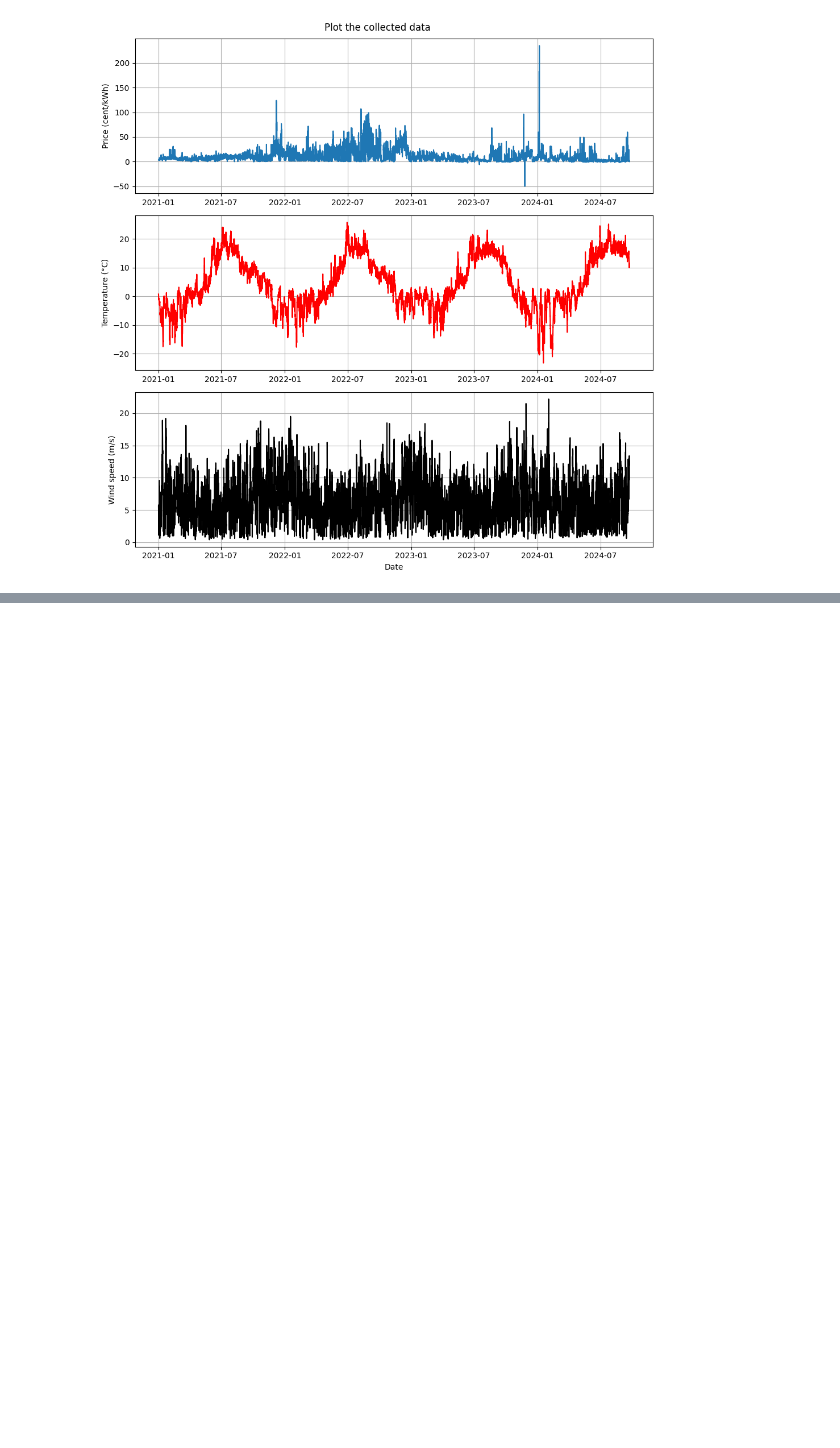
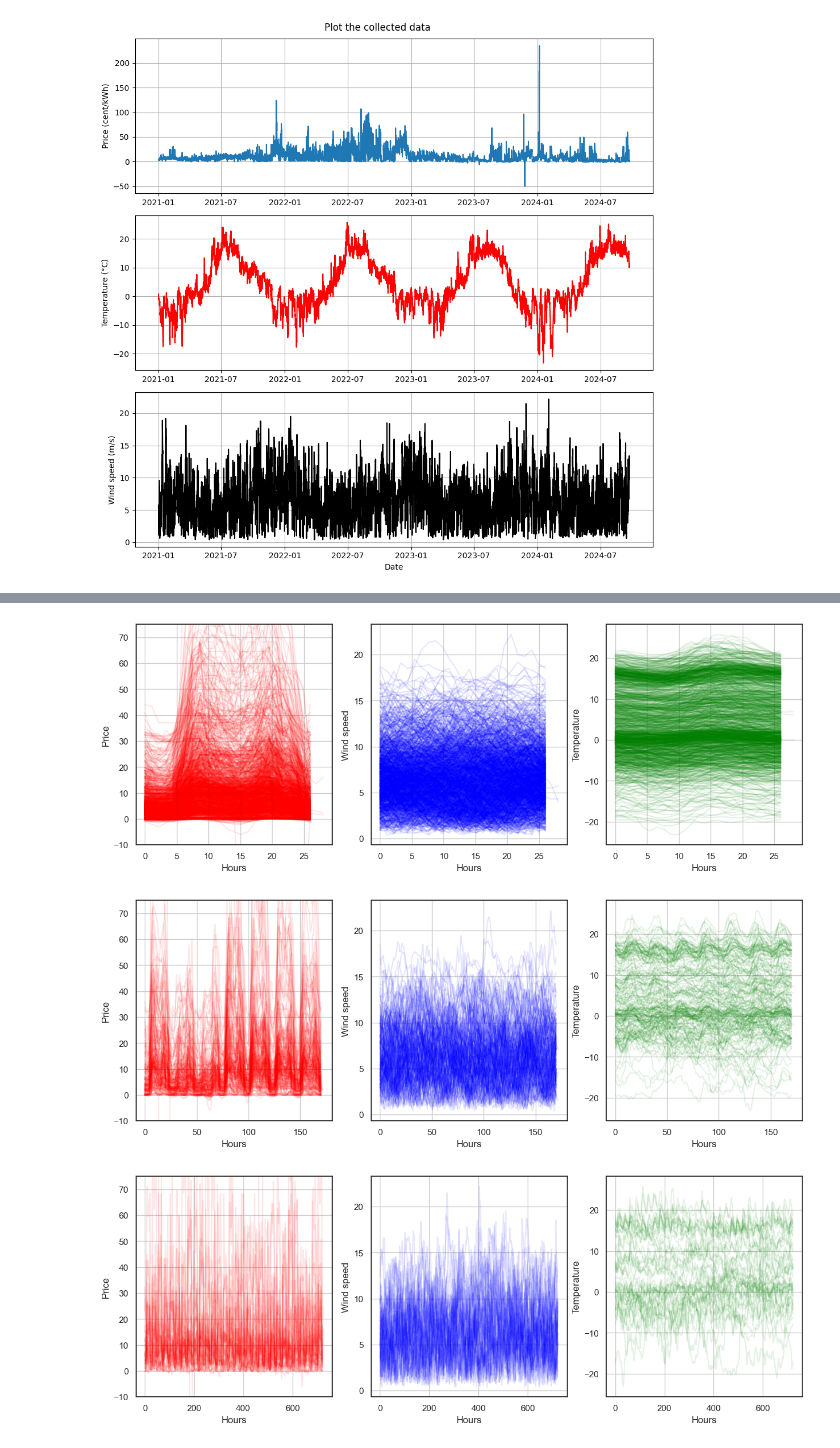
Before and after one commit to pirstov/Intro_to_DS_project, a Jupyter notebook: notebook.ipynb, the cells around one changed output, grey strips where cells are left out. Cells and saved outputs as stored; diff of their text form; code cells hidden in the pictures; blank space fills up the shorter version.

```diff
--- a/notebook.ipynb
+++ b/notebook.ipynb
@@ -183,3 +189,49 @@ g.map_diag(sns.kdeplot, lw=1.5)
+# %%
+import numpy as np
+# What else
+# plot the quantities so that each graph is one day/week/month?
+# -> Helps analyzing seasonality in the data
+
+# Print the variables of interest by period equal to timedelta
+def print_seasonally(df, timedelta):
+    st_idx = df.index[0]
+
+    fig, axs = plt.subplots(1,3, figsize=(15,5))
+    while st_idx < df.index[len(df)-1]:
+        if (timedelta <= df.index[len(df)-1] - st_idx):
+          end_idx = st_idx + timedelta
+        else:
+          end_idx = df.index[len(df)-1]
+        n_samp = len(df['Hinta (snt/kWh)'][st_idx:end_idx])
+        x = np.linspace(0, n_samp+1, n_samp)
+        axs[0].plot(x,df['Hinta (snt/kWh)'][st_idx:end_idx], alpha=0.1, color='red')
+        axs[0].set_ylim([-10, 100])
+        axs[0].grid(True)
+        axs[0].set_ylabel('Price')
+        axs[0].set_xlabel('Hours')
+        axs[1].plot(x,df['Keskituulen nopeus [m/s]'][st_idx:end_idx], alpha=0.1, color='blue')
+        axs[1].grid(True)
+        axs[1].set_ylabel('Wind speed')
+        axs[1].set_xlabel('Hours')
+        axs[2].plot(x,df['Lämpötilan keskiarvo [°C]'][st_idx:end_idx], alpha=0.1, color='green')
+        axs[2].grid(True)
+        axs[2].set_ylabel('Temperature')
+        axs[2].set_xlabel('Hours')
+
+        st_idx = end_idx
+
+print_seasonally(df, timedelta(days=1))
+print_seasonally(df, timedelta(days=7))
+print_seasonally(df, timedelta(days=30))
+
+
+# Pruning: there are a few extreme outliers in the electricity price data
+# - one day there was an extreme negative price in the electricity due to market operator mistake -> Can be removed with citation to a news statement related to this case
+# - some day(s) there has been extreme electricity price for some hours, maybe not prunable but could be removed when trying to see relationships between the selected data
+# %% [output]
+[figure, added]
+[figure, added]
+[figure, added]
 # %%
 from datetime import datetime
 from statsmodels.tsa.statespace.sarimax import SARIMAX
```
Also changed, not shown: parts of 5 cells of this notebook.
